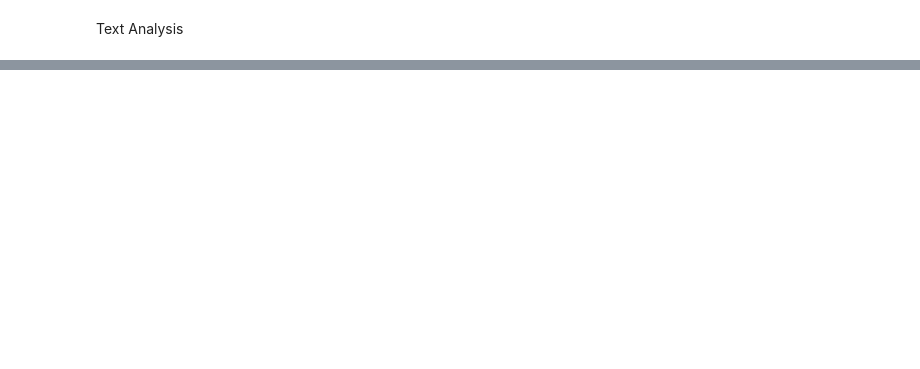
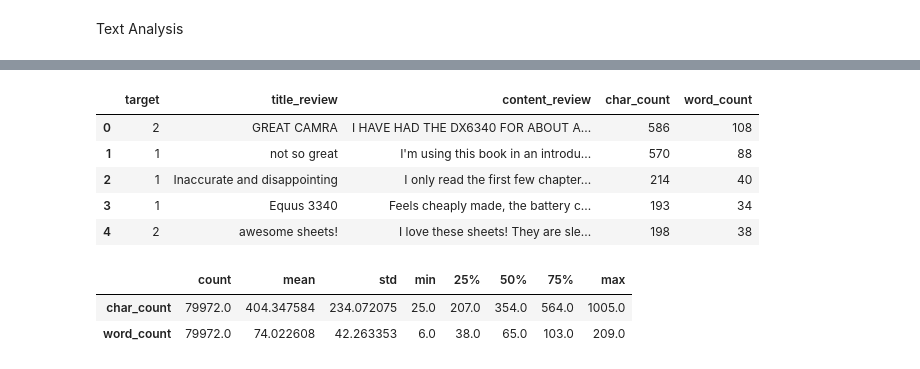
Before and after one commit to elsayedelmandoh/sentiment-sleuth, a Jupyter notebook: notebooks/02_eda.ipynb, the cells around one changed output, grey strips where cells are left out. Cells and saved outputs as stored; diff of their text form; code cells hidden in the pictures; blank space fills up the shorter version.

```diff
--- a/notebooks/02_eda.ipynb
+++ b/notebooks/02_eda.ipynb
@@ -23,2 +100,5 @@ df_balanced = _check_and_balance(df_sample, target_col=target_col, random_state=
 # %% [markdown]
 Text Analysis
+# %%
+balanced_sample_train['char_count'] = balanced_sample_train['content_review'].str.len()
+balanced_sample_train.head()
@@ -24,0 +112,16 @@ Text Analysis
+# %%
+balanced_sample_train['word_count'] = balanced_sample_train['content_review'].str.split().apply(lambda x: len(x) if isinstance(x, list) else 0)
+balanced_sample_train.head()
+# %% [output]
+|  | target | title_review | content_review | char_count | word_count |
+| 0 | 2 | GREAT CAMRA | I HAVE HAD THE DX6340 FOR ABOUT A... | 586 | 108 |
+| 1 | 1 | not so great | I'm using this book in an introdu... | 570 | 88 |
+| 2 | 1 | Inaccurate and disappointing | I only read the first few chapter... | 214 | 40 |
+| 3 | 1 | Equus 3340 | Feels cheaply made, the battery c... | 193 | 34 |
+| 4 | 2 | awesome sheets! | I love these sheets! They are sle... | 198 | 38 |
+# %%
+balanced_sample_train[['char_count','word_count']].describe().T
+# %% [output]
+|  | count | mean | std | min | 25% | 50% | 75% | max |
+| char_count | 79972.0 | 404.347584 | 234.072075 | 25.0 | 207.0 | 354.0 | 564.0 | 1005.0 |
+| word_count | 79972.0 | 74.022608 | 42.263353 | 6.0 | 38.0 | 65.0 | 103.0 | 209.0 |
```
Also changed, not shown: parts of 19 cells of this notebook, 1 other file.
